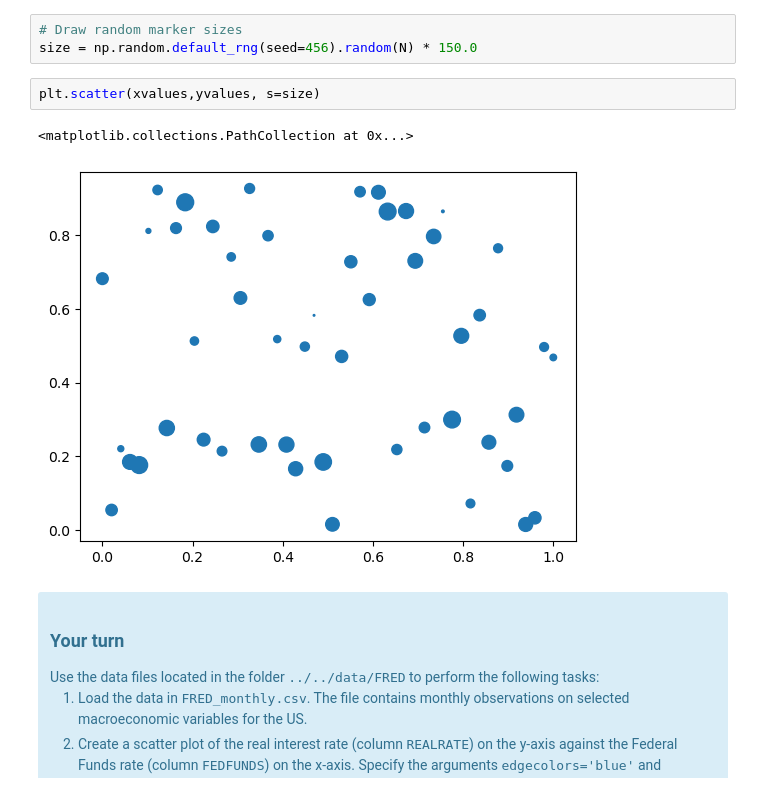
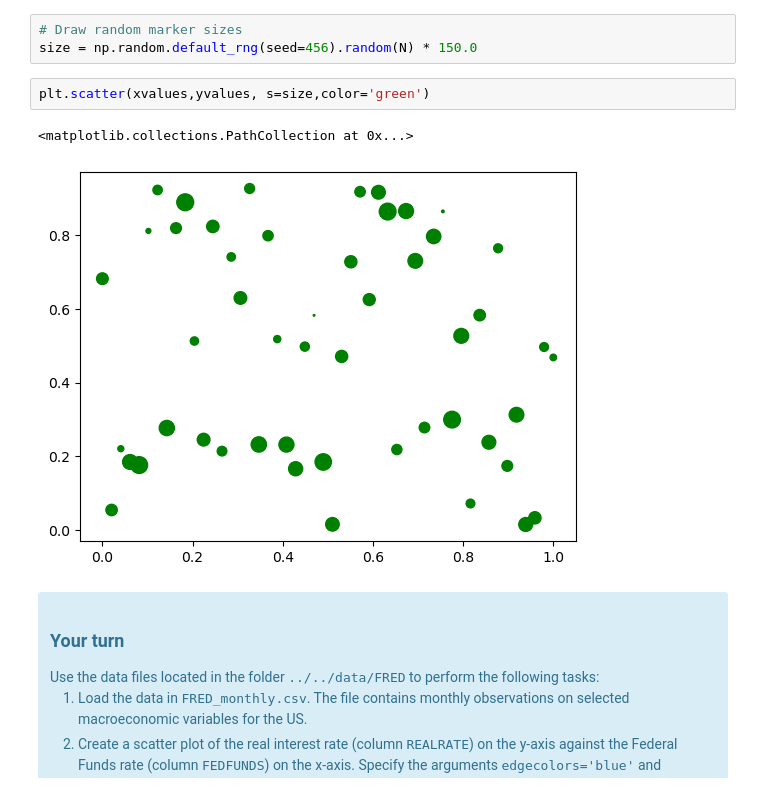
Before and after one commit to Vanya-n/TECH2-H25, a Jupyter notebook: lectures/lecture3/lecture3-template VN.ipynb, the cells around one changed output. Saved outputs shown, nothing was run; the diff lists cells and outputs as text.

```diff
--- a/lectures/lecture3/lecture3-template VN.ipynb
+++ b/lectures/lecture3/lecture3-template VN.ipynb
@@ -167,10 +167,10 @@ plt.scatter(xvalues,yvalues)
 # Draw random marker sizes
 size = np.random.default_rng(seed=456).random(N) * 150.0
 # %%
-plt.scatter(xvalues,yvalues, s=size)
+plt.scatter(xvalues,yvalues, s=size,color='green')
 # %% [output]
 <matplotlib.collections.PathCollection at 0x...>
-[figure, old version]
+[figure, new version]
 # %% [markdown]
 <div class="alert alert-info">
 <h3> Your turn</h3>
```
Also changed, not shown: parts of 7 cells of this notebook.
